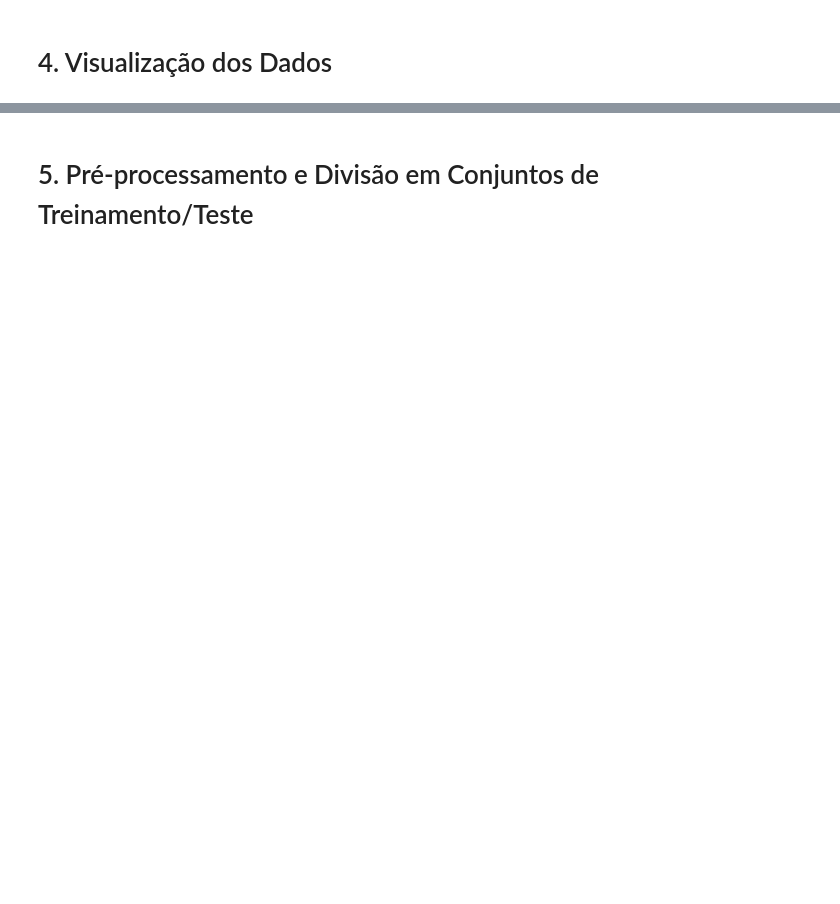
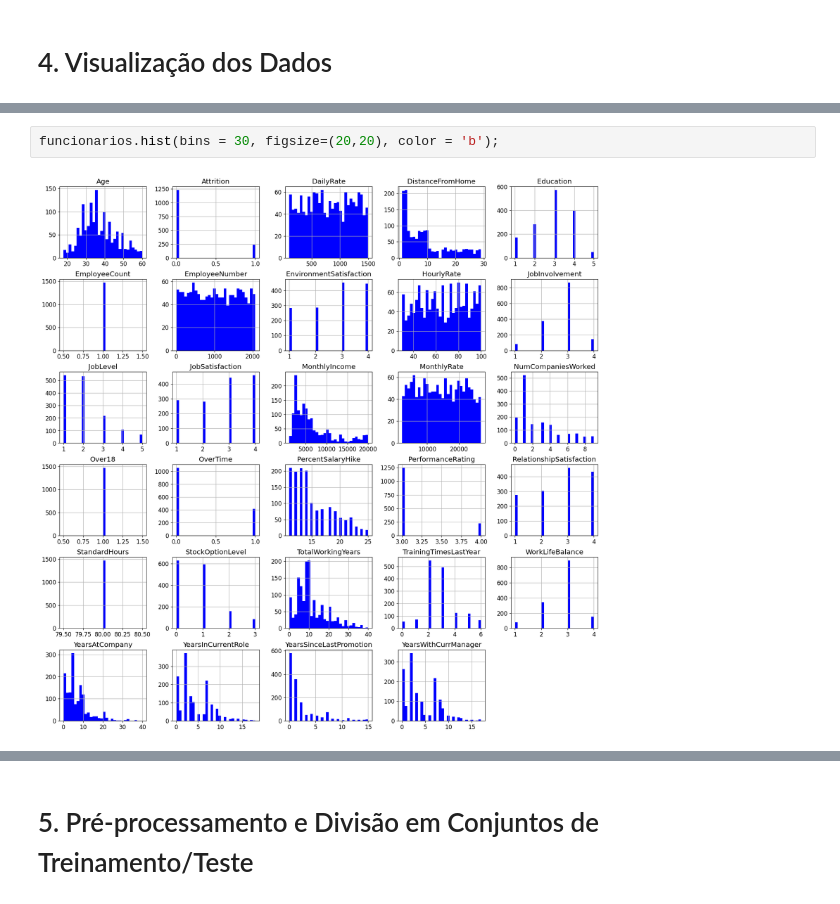
Before and after one commit to SarahFeanor/Portfolio-DataScience, a Jupyter notebook: Análise_de_departamento_de_RH.ipynb, the cells around one changed output, grey strips where cells are left out. Drawn from its saved outputs; the diff is of its cells as text; blank space fills up the shorter version.

```diff
--- a/Análise_de_departamento_de_RH.ipynb
+++ b/Análise_de_departamento_de_RH.ipynb
@@ -148,0 +179,4 @@ df.describe()
+# %%
+funcionarios.hist(bins = 30, figsize=(20,20), color = 'b');
+# %% [output]
+[figure, added]
```
Also changed, not shown: parts of 105 cells of this notebook.
